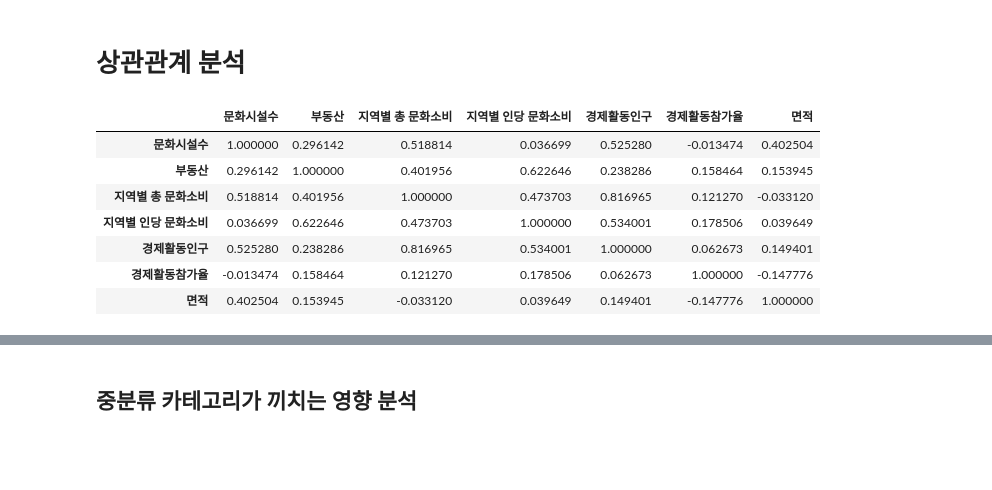
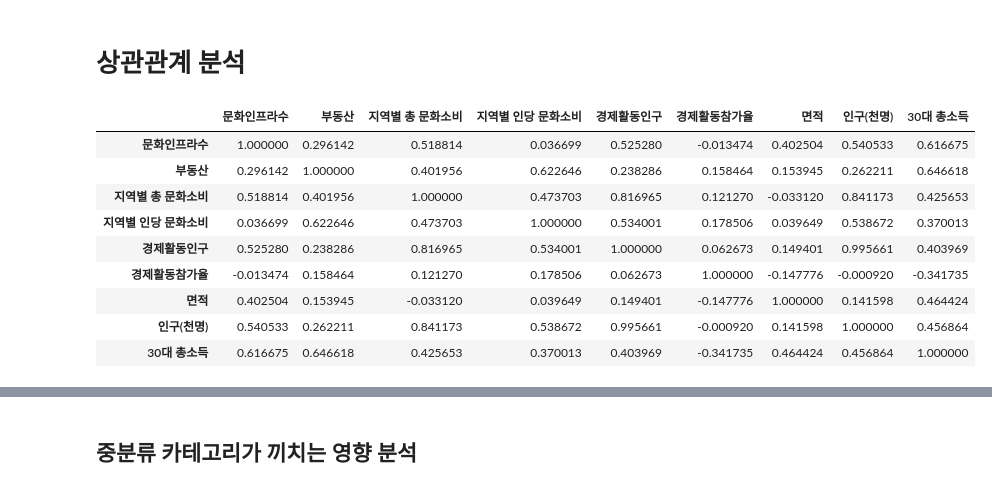
Before and after one commit to sleepbook53/miniproject, a Jupyter notebook: 01. 데이터 정제 _제출용.ipynb, the cells around one changed output, grey strips where cells are left out. Drawn from its saved outputs; the diff is of its cells as text; code cells hidden in the pictures; blank space fills up the shorter version.

```diff
--- a/01. 데이터 정제 _제출용.ipynb
+++ b/01. 데이터 정제 _제출용.ipynb
@@ -338,3 +338,26 @@ plt.title("구군별 문화소비(인당 평균, 원)")
 # %% [output]
 Text(0.5, 1.0, '구군별 문화소비(인당 평균, 원)')
 [figure]
+# %%
+# 30대 총 소득 분석
+df_moon3 = pd.DataFrame({'구군명' :['강서구'
+                        , '금정구'
+                        , '기장군'
+                        , '남구'
+                        , '동구'
+                        , '동래구'
+                        , '부산진구'
+                        , '북구'
+                        , '사상구'
+                        , '사하구'
+                        , '서구'
+                        , '수영구'
+                        , '연제구'
+                        , '영도구'
+                        , '중구'
+                        , '해운대구'
+                        ],
+                       '30대 총소득' : \
+                        [4807882, 5857409, 5501726, 5463625, 5313823, 5752712, 5482245, 5499402, 4810029, 5121122
+                        , 5420228, 5779199, 5726804, 5255152, 5092043,6032635]})
+df_moon3
@@ -646,24 +716,26 @@ plt.savefig("구군별 면적비율.png")
 # %%
 #상관관계분석
 
-df_corr = pd.DataFrame({"문화시설수":df_r["소계"], "부동산":df_Bamp['100m'], \
+df_corr = pd.DataFrame({"문화인프라수":df_r["소계"], "부동산":df_Bamp['100m'], \
                         '지역별 총 문화소비' :df_moon["총액/6개월,만원"], \
                         '지역별 인당 문화소비' : df_moon2["인당 평균, 원"], \
                         '경제활동인구' : df_w2['경제활동인구 (천명)'],'경제활동참가율' : df_w2['경제활동참가율 (％)'], \
-                        '면적' : df_map1["면적"] })
+                        '면적' : df_map1["면적"], '인구(천명)' : df_r2["인구(천명)"], '30대 총소득' : df_moon3["30대 총소득"] })
 
 #두집단간 상관관계
 corr = df_corr.corr(method = 'pearson')
 corr
 # %% [output]
-|  | 문화시설수 | 부동산 | 지역별 총 문화소비 | 지역별 인당 문화소비 | 경제활동인구 | 경제활동참가율 | 면적 |
-| 문화시설수 | 1.000000 | 0.296142 | 0.518814 | 0.036699 | 0.525280 | -0.013474 | 0.402504 |
-| 부동산 | 0.296142 | 1.000000 | 0.401956 | 0.622646 | 0.238286 | 0.158464 | 0.153945 |
-| 지역별 총 문화소비 | 0.518814 | 0.401956 | 1.000000 | 0.473703 | 0.816965 | 0.121270 | -0.033120 |
-| 지역별 인당 문화소비 | 0.036699 | 0.622646 | 0.473703 | 1.000000 | 0.534001 | 0.178506 | 0.039649 |
-| 경제활동인구 | 0.525280 | 0.238286 | 0.816965 | 0.534001 | 1.000000 | 0.062673 | 0.149401 |
-| 경제활동참가율 | -0.013474 | 0.158464 | 0.121270 | 0.178506 | 0.062673 | 1.000000 | -0.147776 |
-| 면적 | 0.402504 | 0.153945 | -0.033120 | 0.039649 | 0.149401 | -0.147776 | 1.000000 |
+|  | 문화인프라수 | 부동산 | 지역별 총 문화소비 | 지역별 인당 문화소비 | 경제활동인구 | 경제활동참가율 | 면적 | 인구(천명) | 30대 총소득 |
+| 문화인프라수 | 1.000000 | 0.296142 | 0.518814 | 0.036699 | 0.525280 | -0.013474 | 0.402504 | 0.540533 | 0.616675 |
+| 부동산 | 0.296142 | 1.000000 | 0.401956 | 0.622646 | 0.238286 | 0.158464 | 0.153945 | 0.262211 | 0.646618 |
+| 지역별 총 문화소비 | 0.518814 | 0.401956 | 1.000000 | 0.473703 | 0.816965 | 0.121270 | -0.033120 | 0.841173 | 0.425653 |
+| 지역별 인당 문화소비 | 0.036699 | 0.622646 | 0.473703 | 1.000000 | 0.534001 | 0.178506 | 0.039649 | 0.538672 | 0.370013 |
+| 경제활동인구 | 0.525280 | 0.238286 | 0.816965 | 0.534001 | 1.000000 | 0.062673 | 0.149401 | 0.995661 | 0.403969 |
+| 경제활동참가율 | -0.013474 | 0.158464 | 0.121270 | 0.178506 | 0.062673 | 1.000000 | -0.147776 | -0.000920 | -0.341735 |
+| 면적 | 0.402504 | 0.153945 | -0.033120 | 0.039649 | 0.149401 | -0.147776 | 1.000000 | 0.141598 | 0.464424 |
+| 인구(천명) | 0.540533 | 0.262211 | 0.841173 | 0.538672 | 0.995661 | -0.000920 | 0.141598 | 1.000000 | 0.456864 |
+| 30대 총소득 | 0.616675 | 0.646618 | 0.425653 | 0.370013 | 0.403969 | -0.341735 | 0.464424 | 0.456864 | 1.000000 |
 # %%
 sns.clustermap(corr,
                annot = True,      # 실제 값 화면에 나타내기
```
Also changed, not shown: parts of 17 cells of this notebook, 2 other files.
